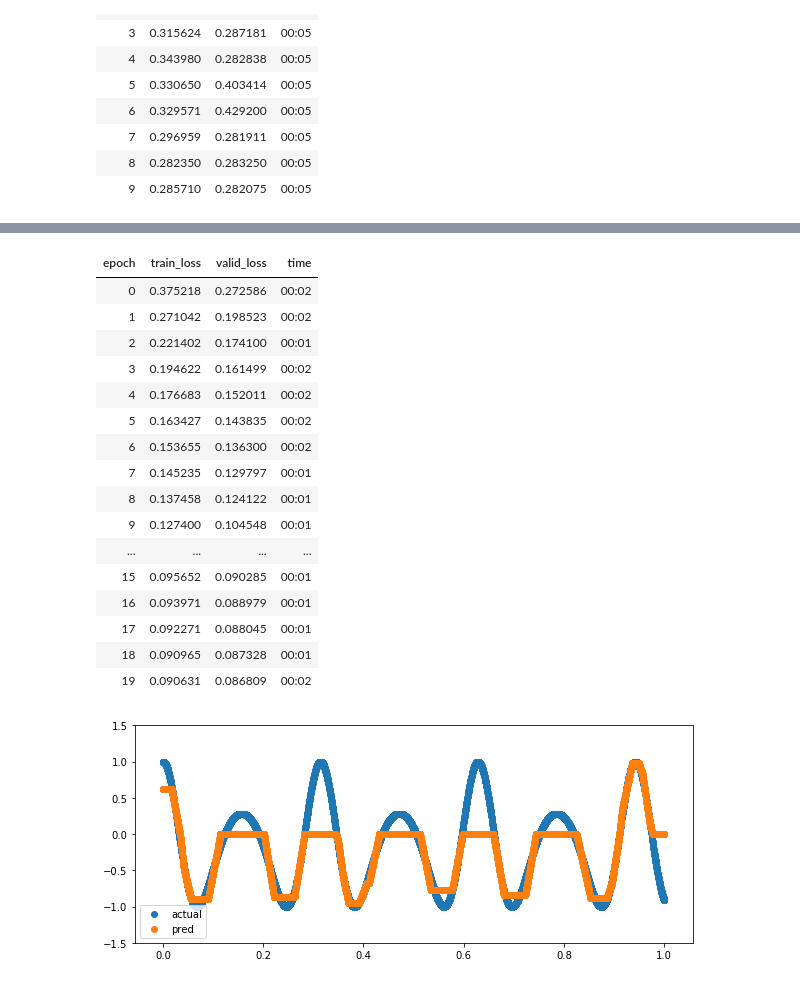
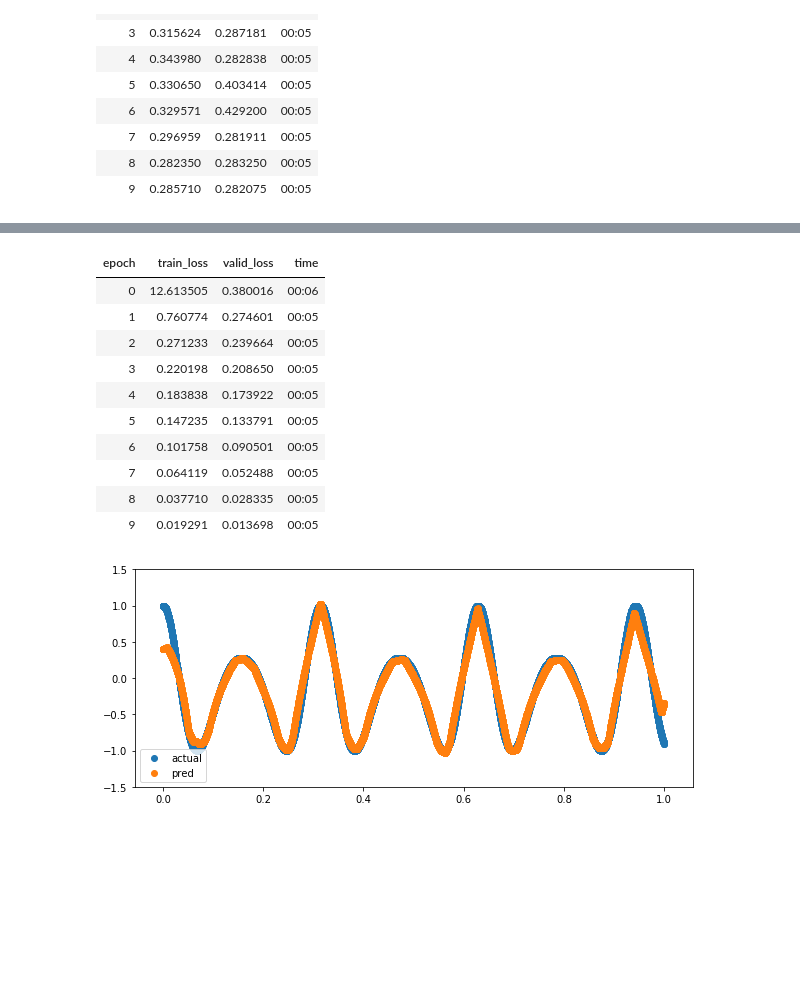
Before and after one commit to slawekslex/dl_experiments, a Jupyter notebook: misc/bars.ipynb, the cells around one changed output, grey strips where cells are left out. Cells and saved outputs as stored; diff of their text form; code cells hidden in the pictures; blank space fills up the shorter version.

```diff
--- a/misc/bars.ipynb
+++ b/misc/bars.ipynb
@@ -17,7 +17,7 @@ db = DataBlock(get_x = lambda x:x[0], get_y=lambda x:x[1])
 data = torch.stack((x,y),dim=1)
 data.shape
 
-dls  =db.dataloaders(data,bs=200, device=torch.device('cpu'))
+dls  =db.dataloaders(data,bs=50, device=torch.device('cpu'))
 
 bx, by = dls.one_batch()
 
@@ -118,21 +118,27 @@ learn.fit_one_cycle(10, lr_max=1e-2 )
 # %%
 def br(x, c,w, h):
     dist = torch.abs(x-c)
-    r = 2 * ( 1 - 2 * dist / w)
-    return h * r.clamp(0, 1)
+    #r = 3 -  dist / w
+    r = - dist/w
+    r = torch.tanh(r)#
+    #r=r.clamp(-1,1)
+    r = (r+1)
+    return h * r
+    #return h * torch.tanh(r)
 # %%
 class BarModule(torch.nn.Module):
     def __init__(self, n):
         super().__init__()
         self.c = nn.Parameter(torch.linspace(0,1,n))
-        self.h = nn.Parameter(2*torch.rand(n)-1)
+        #self.h = nn.Parameter(torch.zeros(n))
+        self.h = nn.Parameter(torch.rand(n)/10)
         d = 1/(n-1)
-        self.w = nn.Parameter(4 * d / 3 * torch.ones(n))
+        self.w = nn.Parameter( d / 6 * torch.ones(n))
     def forward(self, x):
         res = 0
         res = br(x[:,None],self.c, self.w, self.h)
         return torch.sum(res, dim=1)
 # %%
-bm = BarModule(10)
+bm = BarModule(200)
 learn = Learner(dls,bm, loss_func=nn.MSELoss(), cbs = ShowChart(x,y))
 # %%
@@ -175,21 +159,15 @@ list(zip(bm.c,bm.h))
 # %%
-learn.fit(20, lr=1e-3 )
+learn.fit(10, lr=1e-3 )
 # %% [output]
 | epoch | train_loss | valid_loss | time |
-| 0 | 0.375218 | 0.272586 | 00:02 |
-| 1 | 0.271042 | 0.198523 | 00:02 |
-| 2 | 0.221402 | 0.174100 | 00:01 |
-| 3 | 0.194622 | 0.161499 | 00:02 |
-| 4 | 0.176683 | 0.152011 | 00:02 |
-| 5 | 0.163427 | 0.143835 | 00:02 |
-| 6 | 0.153655 | 0.136300 | 00:02 |
-| 7 | 0.145235 | 0.129797 | 00:01 |
-| 8 | 0.137458 | 0.124122 | 00:01 |
-| 9 | 0.127400 | 0.104548 | 00:01 |
-| ... | ... | ... | ... |
-| 15 | 0.095652 | 0.090285 | 00:01 |
-| 16 | 0.093971 | 0.088979 | 00:01 |
-| 17 | 0.092271 | 0.088045 | 00:01 |
-| 18 | 0.090965 | 0.087328 | 00:01 |
-| 19 | 0.090631 | 0.086809 | 00:02 |
+| 0 | 12.613505 | 0.380016 | 00:06 |
+| 1 | 0.760774 | 0.274601 | 00:05 |
+| 2 | 0.271233 | 0.239664 | 00:05 |
+| 3 | 0.220198 | 0.208650 | 00:05 |
+| 4 | 0.183838 | 0.173922 | 00:05 |
+| 5 | 0.147235 | 0.133791 | 00:05 |
+| 6 | 0.101758 | 0.090501 | 00:05 |
+| 7 | 0.064119 | 0.052488 | 00:05 |
+| 8 | 0.037710 | 0.028335 | 00:05 |
+| 9 | 0.019291 | 0.013698 | 00:05 |
-[figure, old version]
+[figure, new version]
```
Also changed, not shown: parts of 4 cells of this notebook.
